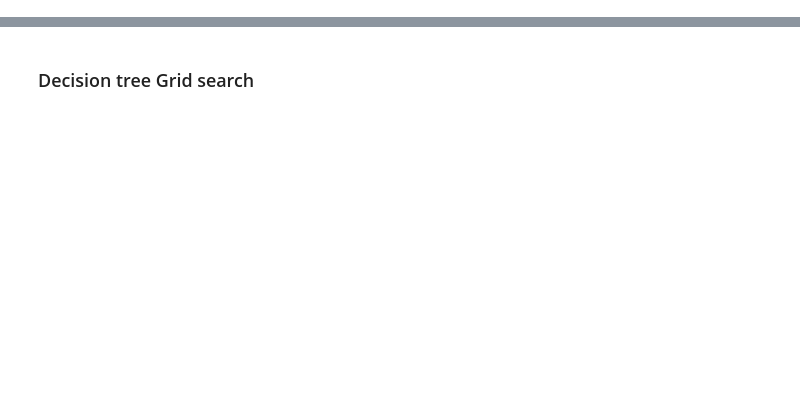
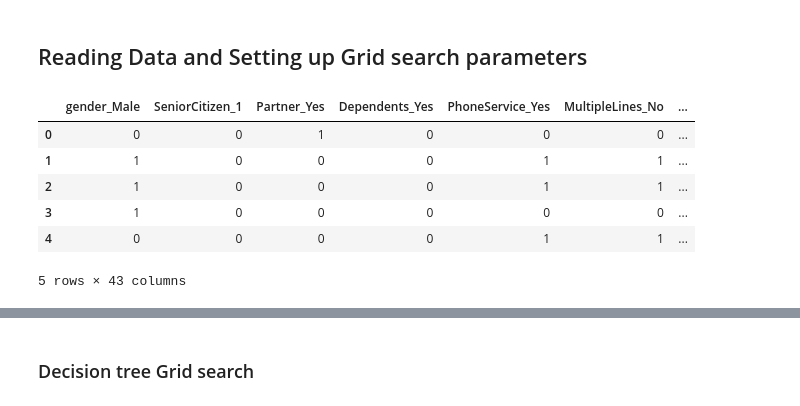
Before and after one commit to Zark-ML/churn_prediction, a Jupyter notebook: model_selection.ipynb, the cells around one changed output, grey strips where cells are left out. Drawn from its saved outputs; the diff is of its cells as text; code cells hidden in the pictures; blank space fills up the shorter version.

```diff
--- a/model_selection.ipynb
+++ b/model_selection.ipynb
@@ -11,3 +11,18 @@ from imblearn.combine import SMOTEENN
 from imblearn.over_sampling import RandomOverSampler, SMOTE
 import pandas as pd
 import numpy as np
+# %% [markdown]
+## Reading Data and Setting up Grid search parameters
+# %%
+data = pd.read_csv('data/Telco-Customer-Churn-encoded-data-FE.csv')
+label = pd.read_csv('data/Telco-Customer-Churn-encoded-label.csv')
+# %%
+data.head()
+# %% [output]
+|  | gender_Male | SeniorCitizen_1 | Partner_Yes | Dependents_Yes | PhoneService_Yes | MultipleLines_No | ... |
+| 0 | 0 | 0 | 1 | 0 | 0 | 0 | ... |
+| 1 | 1 | 0 | 0 | 0 | 1 | 1 | ... |
+| 2 | 1 | 0 | 0 | 0 | 1 | 1 | ... |
+| 3 | 1 | 0 | 0 | 0 | 0 | 0 | ... |
+| 4 | 0 | 0 | 0 | 0 | 1 | 1 | ... |
+5 rows × 43 columns
```
Also changed, not shown: parts of 5 cells of this notebook, 1 other file.
